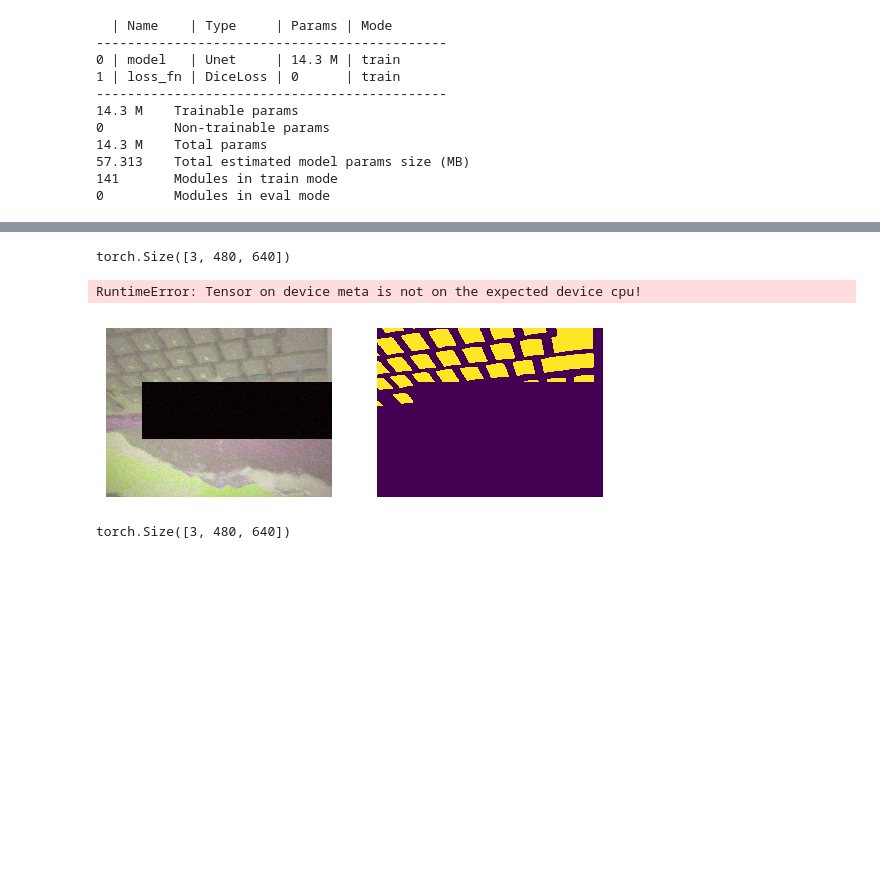
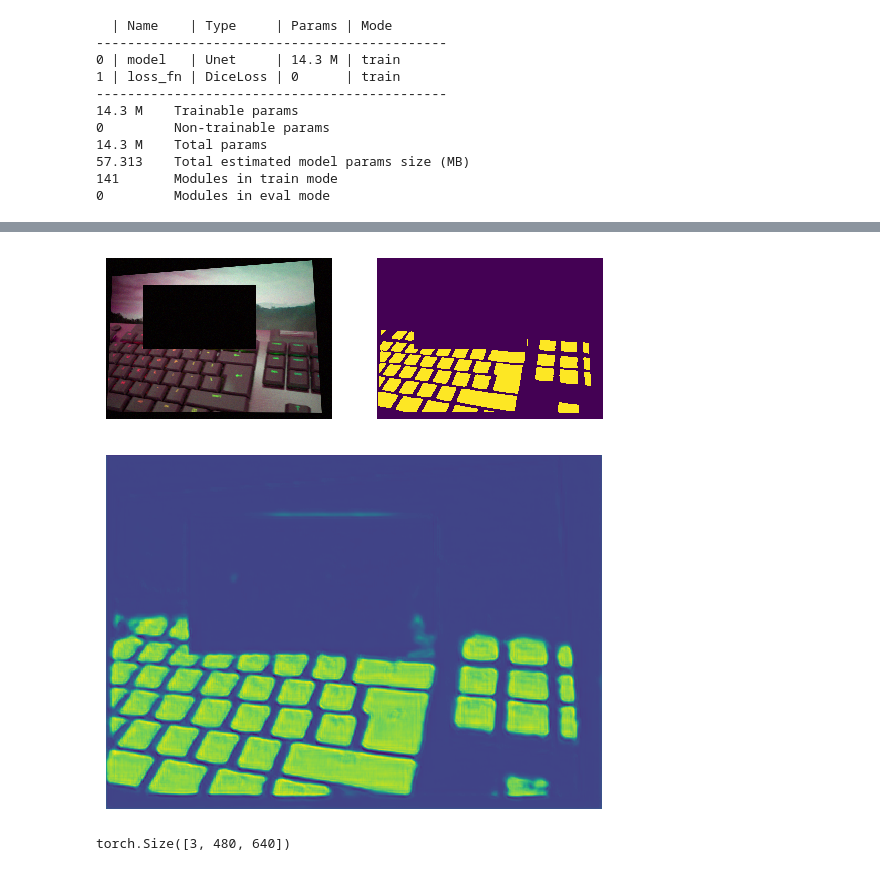
Before and after one commit to umrover/keyboard-detection, a Jupyter notebook: binary-segmentation.ipynb, the cells around one changed output, grey strips where cells are left out. Drawn from its saved outputs; the diff is of its cells as text; code cells hidden in the pictures; blank space fills up the shorter version.

Commit message:
Training with Dataset V2

```diff
--- a/binary-segmentation.ipynb
+++ b/binary-segmentation.ipynb
@@ -65,14 +66,16 @@ std = np.array([0.23467262, 0.23974325, 0.25180832])
 # %%
 val_size = int(len(image_paths) * 0.16)
 train_size = int(len(image_paths) * 0.8)
+
+SIZE = (320, 448)
 
 valid_paths = image_paths[:val_size]
 train_paths = image_paths[val_size:train_size]
 test_paths = image_paths[train_size:]
 
-train_dataset = BinaryKeyboardSegmentationDataset(train_paths, size=(256, 320))
-valid_dataset = BinaryKeyboardSegmentationDataset(valid_paths, size=(256, 320))
-test_dataset = BinaryKeyboardSegmentationDataset(test_paths, size=(256, 320))
+train_dataset = BinaryKeyboardSegmentationDataset(train_paths, size=SIZE)
+valid_dataset = BinaryKeyboardSegmentationDataset(valid_paths, size=SIZE)
+test_dataset = BinaryKeyboardSegmentationDataset(test_paths, size=SIZE)
 
 len(train_dataset), len(valid_dataset), len(test_dataset)
 # %% [output]
@@ -82,7 +85,7 @@ train_dataset.set_transforms([
     transforms.RandomHorizontalFlip(p=0.5),
     transforms.RandomVerticalFlip(p=0.5),
     # transforms.RandomAffine(degrees=30, shear=30, translate=(0.25, 0.25)),
-    # transforms.RandomPerspective(distortion_scale=0.25, p=0.5),
+    transforms.RandomPerspective(distortion_scale=0.25, p=0.5),
     transforms.RandomErasing(p=0.5),
 ])
 
@@ -91,7 +94,6 @@ train_dataset.set_augmentations([
     transforms.ToDtype(torch.float32, scale=True),
     transforms.GaussianNoise(sigma=0.01),
     transforms.RandomApply([transforms.GaussianNoise(sigma=0.01)], p=0.5),
-    transforms.RandomApply([transforms.GaussianNoise(sigma=0.02)], p=0.5),
     transforms.Normalize(mean, std),
 ])
 # %%
@@ -154,9 +158,13 @@ class BinarySegmentationModel(pl.LightningModule):
         return self._step(batch, "test")
 
     def configure_optimizers(self):
+        optimizer = torch.optim.Adam([{"params": self.model.encoder.parameters()},
+                                      {"params": self.model.decoder.parameters(), "lr": LEARNING_RATE * 10}], lr=LEARNING_RATE)
+
         optimizer = torch.optim.Adam(self.parameters(), lr=LEARNING_RATE)
+
         # scheduler = torch.optim.lr_scheduler.CosineAnnealingLR(optimizer, T_max=STEPS, eta_min=1e-5)
-        return {"optimizer": optimizer} # "lr_scheduler": {"scheduler": scheduler, "interval": "step", "frequency": 1}
+        return {"optimizer": optimizer}  # "lr_scheduler": {"scheduler": scheduler, "interval": "step", "frequency": 1}
 # %%
 import wandb
 from lightning.pytorch.loggers import WandbLogger
@@ -272,8 +287,9 @@ Find logs at: ./wandb/run-20241021_125144-x19jax70/logs
 # %%
 ARCH = "Unet"
 BACKBONE = "resnet18"
+name = "honest-waterfall-20"
 
 model = BinarySegmentationModel(ARCH, BACKBONE, in_channels=3, out_classes=1)
 model.load_state_dict(
-    torch.load(f"models/binary_segmentation/{ARCH}_{BACKBONE}_v{DATASET_VERSION}.pt", weights_only=True))
+    torch.load(f"models/binary_segmentation/{name}-{ARCH}-{BACKBONE}-v{DATASET_VERSION}.pt", weights_only=True))
 model.eval()
@@ -280,12 +314,12 @@ model.eval()
 # %%
 img, mask = train_dataset[random.randint(0, len(train_dataset) - 1)]
+pred = model(img.cpu().unsqueeze(0)).detach().numpy()[0][0]
+
 imshow(img, mask)
-print(img.shape)
-imshow(model(img.cpu().unsqueeze(0)).detach().numpy()[0][0])
+imshow(pred)
 # %% [output]
-torch.Size([3, 480, 640])
-RuntimeError: Tensor on device meta is not on the expected device cpu!
-[figure, old version]
+[figure, new version]
+[figure, added]
 # %%
 img.size()
 # %% [output]
```
Also changed, not shown: parts of 11 cells of this notebook.
